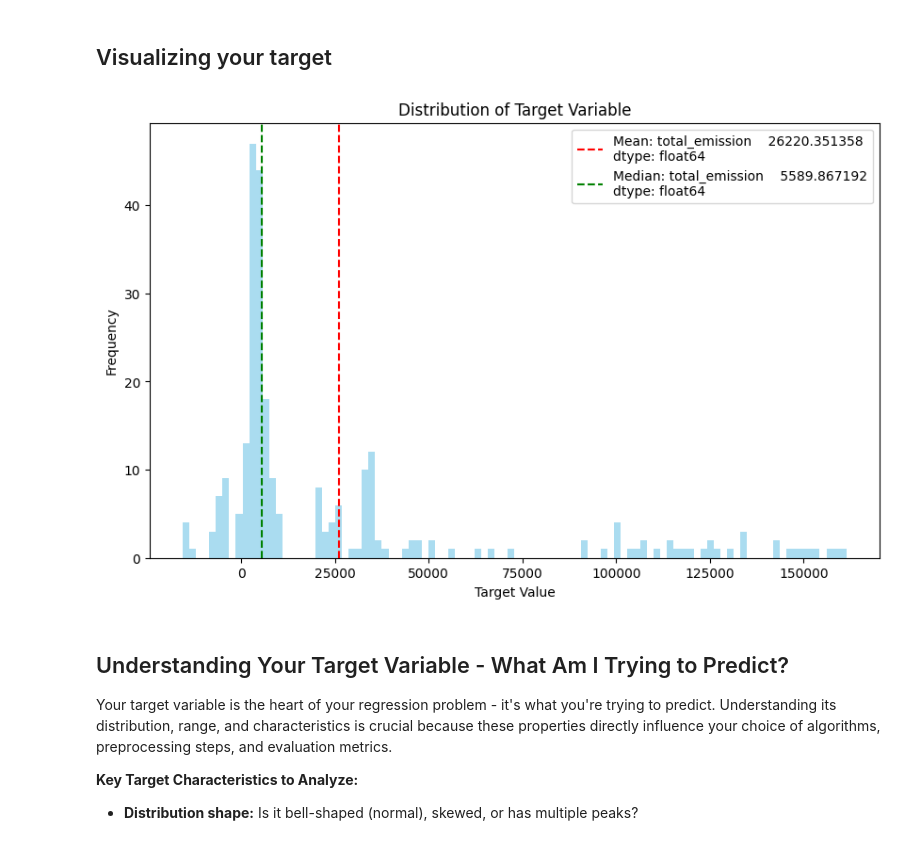
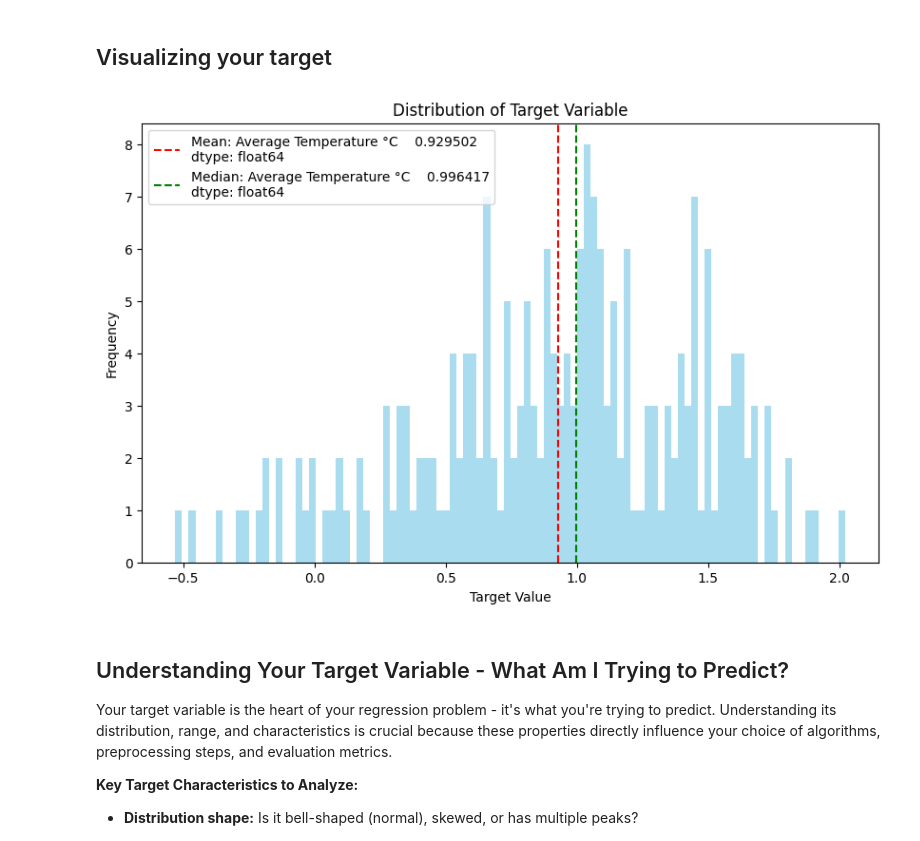
Before and after one commit to lukasbals/tomorrow-university, a Jupyter notebook: 10_regression/sustainability-predictor/notebooks/05_exploratory_data_analysis.ipynb, the cells around one changed output. Saved outputs shown, nothing was run; the diff lists cells and outputs as text; code cells hidden in the pictures.

```diff
--- a/10_regression/sustainability-predictor/notebooks/05_exploratory_data_analysis.ipynb
+++ b/10_regression/sustainability-predictor/notebooks/05_exploratory_data_analysis.ipynb
@@ -124,16 +130,16 @@ dtype: int64
 # %%
 # Create a simple histogram
 plt.figure(figsize=(10, 6))
 plt.hist(y_train, bins=100, alpha=0.7, color='skyblue')
-plt.axvline(y_train['total_emission'].mean(), color='red', linestyle='--', label=f'Mean: {y_train.mean()}')
-plt.axvline(y_train['total_emission'].median(), color='green', linestyle='--', label=f'Median: {y_train.median()}')
+plt.axvline(y_train['Average Temperature °C'].mean(), color='red', linestyle='--', label=f'Mean: {y_train.mean()}')
+plt.axvline(y_train['Average Temperature °C'].median(), color='green', linestyle='--', label=f'Median: {y_train.median()}')
 plt.xlabel('Target Value')
 plt.ylabel('Frequency')
 plt.title('Distribution of Target Variable')
 plt.legend()
 plt.show()
 # %% [output]
-[figure, old version]
+[figure, new version]
 # %% [markdown]
 ## Understanding Your Target Variable - What Am I Trying to Predict?
 
```
Also changed, not shown: parts of 11 cells of this notebook, 13 other files.
